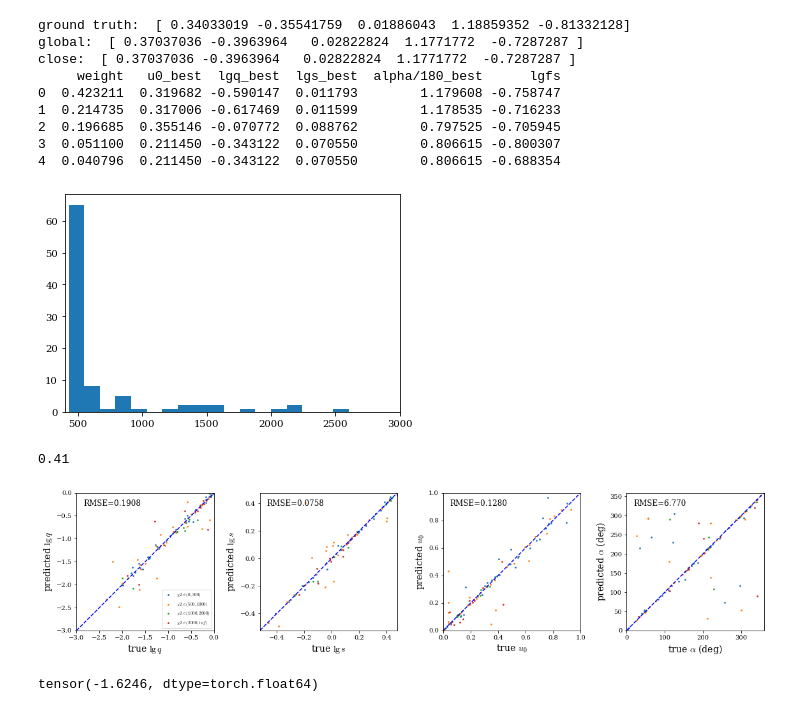
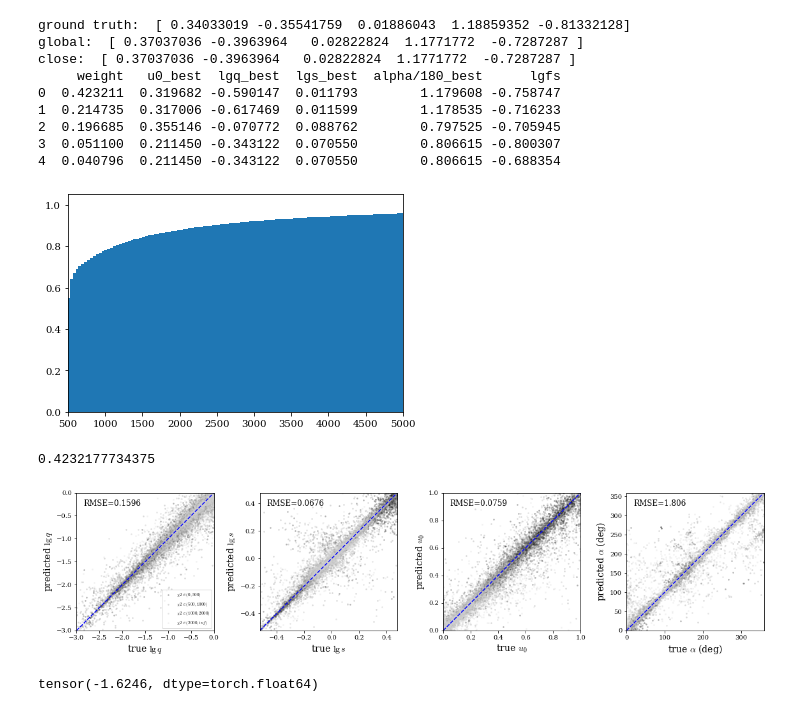
Before and after one commit to haimengzhao/magic-microlensing, a Jupyter notebook: downhill_optimize.ipynb, the cells around one changed output. Drawn from its saved outputs; the diff is of its cells as text; code cells hidden in the pictures.

```diff
--- a/downhill_optimize.ipynb
+++ b/downhill_optimize.ipynb
@@ -291,19 +291,21 @@ for i in tqdm(range(100)):
 np.savez('./opt_input.npz', lc=lc, locs=locs_sort)
 # %%
 np.save('/work/hmzhao/best_parameters.npy', best_parameters)
+# %%
+best_parameters = np.load('./best_parameters.npy')
 # %%
 order = np.argsort(best_parameters[:, :, 0], axis=-1)
 best_parameters_sort = best_parameters[np.arange(len(order))[:, None], order]
 # %%
-plt.hist(best_parameters_sort[:, 0, 0], bins=100)
-plt.xlim(400, 3000)
+plt.hist(best_parameters_sort[:, 0, 0], bins=1000, density=True, cumulative=True)
+plt.xlim(500, 5000)
 plt.show()
 # %% [output]
-[figure, old version]
+[figure, new version]
 # %%
-np.sum(best_parameters_sort[:, 0, 0] < 500)/100
+np.sum(best_parameters_sort[:, 0, 0] < 500)/len(best_parameters_sort)
 # %% [output]
-0.41
+0.4232177734375
 # %%
 ind = best_parameters_sort[:, 0, 0] < 500
 # %%
@@ -400,7 +409,7 @@ for i in range(len(pred)):
 # %%
-rmse = plot_params(num=100, Y=Y[:100][:], pred=pred[:], chi2=best_parameters_sort[:, 0, 0], alpha=1)
+rmse = plot_params(num=4096*4, Y=Y[:4096*4][:], pred=pred_c[:], chi2=best_parameters_sortc[:, 0, 0], alpha=0.2)
 # %% [output]
-[figure, old version]
+[figure, new version]
 # %%
 Y[:100][:][:, 1][94]
 # %% [output]
```
Also changed, not shown: parts of 3 cells of this notebook.
